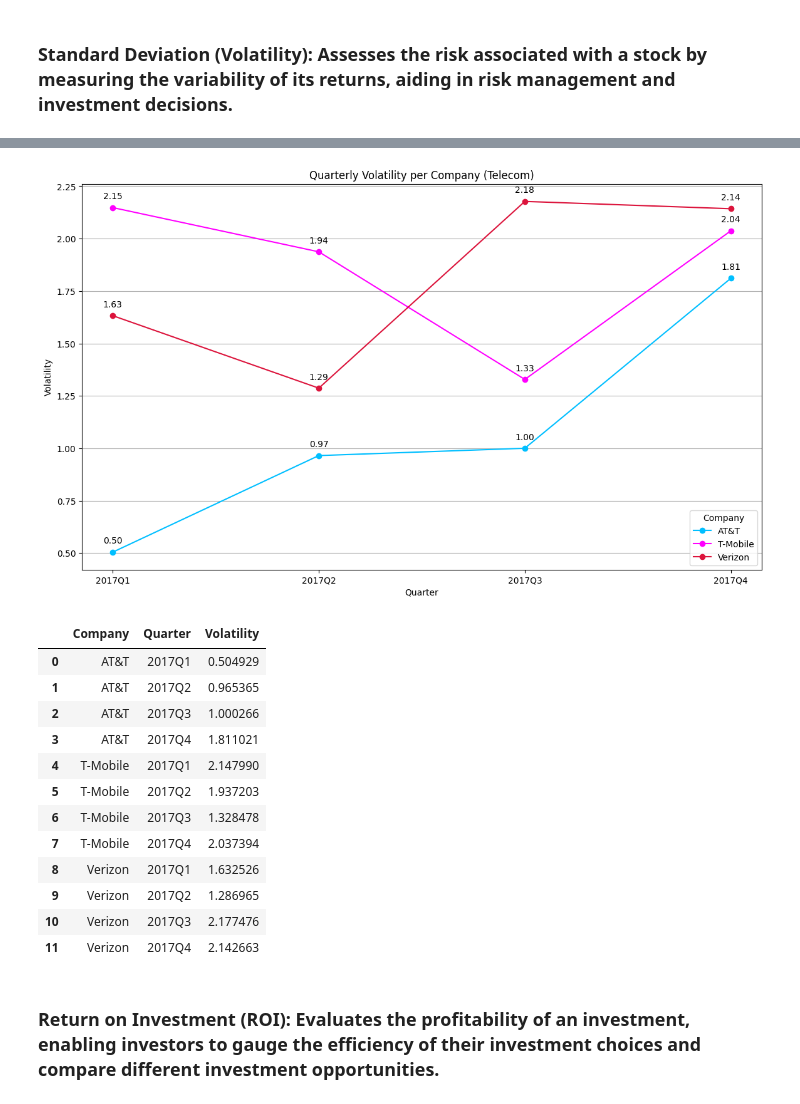
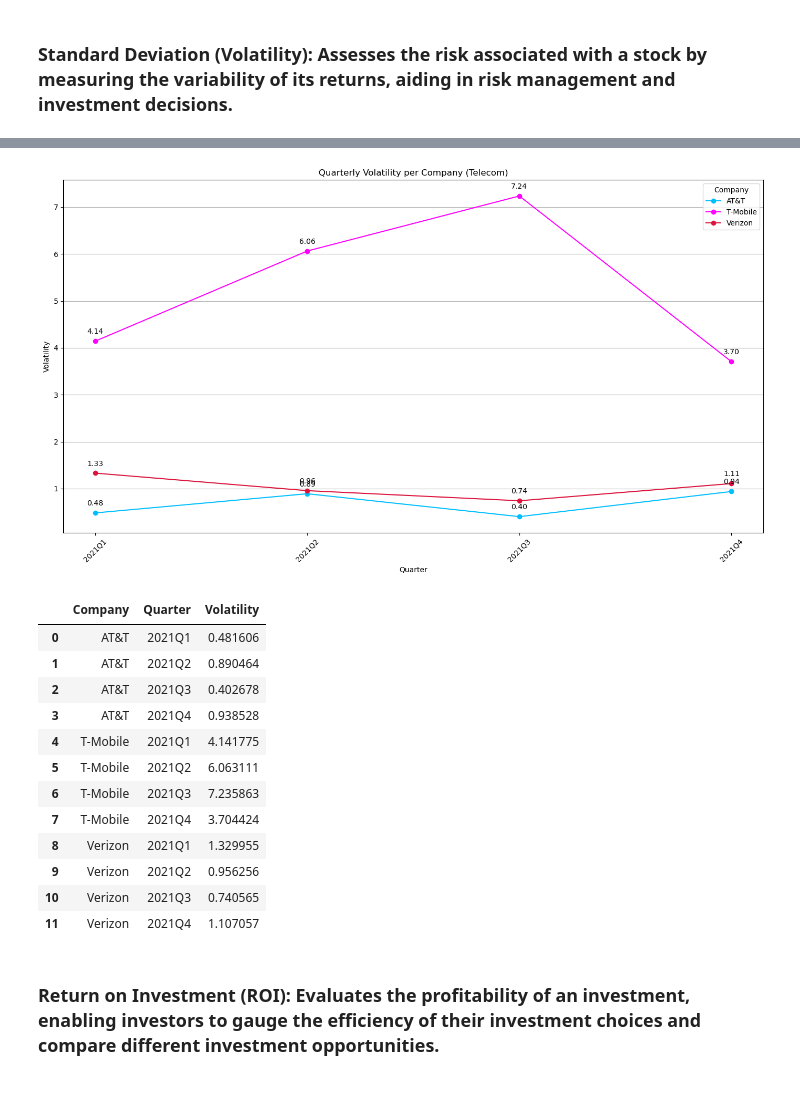
Before and after one commit to juanbracho/UT_Module16, a Jupyter notebook: data/API Change.ipynb, the cells around one changed output, grey strips where cells are left out. Drawn from its saved outputs; the diff is of its cells as text; code cells hidden in the pictures.

```diff
--- a/data/API Change.ipynb
+++ b/data/API Change.ipynb
@@ -105,8 +105,8 @@ combined_tele_data.sort_values(by=['Company', 'Date'], inplace=True)
 combined_tele_data.ffill(inplace=True)
 combined_tele_data.bfill(inplace=True)
 
-# Filter the data to include only dates from 2020-01-01 to 2022-01-01
-start_date = pd.Timestamp('2020-01-01')
+# Filter the data to include only dates from 2021-01-01 to 2022-01-01
+start_date = pd.Timestamp('2021-01-01')
 end_date = pd.Timestamp('2022-01-01')
 filtered_tele_data = combined_tele_data[(combined_tele_data['Date'] >= start_date) & (combined_tele_data['Date'] <= end_date)].copy()
 
@@ -417,46 +403,54 @@ quarterly_oil_volatility
 # %%
-# Calculate the standard deviation (volatility) in Telecom Stock for each quarter
-quarterly_tele_volatility = filtered_tele_data.groupby(['Company', 'Quarter'], as_index=False)['Adj. Close'].std()
-quarterly_tele_volatility.rename(columns={'Adj. Close': 'Volatility'}, inplace=True)
+# Calculate the standard deviation (volatility) in telecom Stock for each quarter
+quarterly_tele_volatility = filtered_tele_data.groupby(['Company', 'Quarter'], as_index=False)['Close'].std()
+quarterly_tele_volatility.rename(columns={'Close': 'Volatility'}, inplace=True)
 
-# Convert the 'Quarter' column to string due to formatting error.
+# Convert the 'Quarter' column to string for plotting
 quarterly_tele_volatility['Quarter'] = quarterly_tele_volatility['Quarter'].astype(str)
 
-# Plot the quarterly volatility.
+# Plot the quarterly volatility
 plt.figure(figsize=(14, 8))
+
 for company in quarterly_tele_volatility['Company'].unique():
     company_data = quarterly_tele_volatility[quarterly_tele_volatility['Company'] == company]
-    plt.plot(company_data['Quarter'].astype(str), company_data['Volatility'], marker='o', label=company, color=tele_colors[company])
-    # Annotate each volatility by stock per quarter.
+    plt.plot(company_data['Quarter'], company_data['Volatility'], marker='o', label=company, color=tele_colors[company])
+
+    # Annotate each volatility by stock per quarter
     for i, row in company_data.iterrows():
-        plt.annotate(f"{row['Volatility']:.2f}", (row['Quarter'], row['Volatility']), textcoords="offset points",
-                     xytext=(0,10), ha='center')
+        plt.annotate(f"{row['Volatility']:.2f}",
+                     (row['Quarter'], row['Volatility']),
+                     textcoords="offset points", xytext=(0,10), ha='center')
 
-# Plot visual formatting.
+# Plot visual formatting
 plt.title('Quarterly Volatility per Company (Telecom)')
 plt.xlabel('Quarter')
 plt.ylabel('Volatility')
 plt.legend(title='Company')
 plt.grid(axis='y')
+plt.xticks(rotation=45)
+plt.tight_layout()
+
+# Save the plot as a PNG file
 plt.savefig('outputs/telecom_volatility.png')
 plt.show()
 
+# Output the quarterly telecom volatility data
 quarterly_tele_volatility
 # %% [output]
-[figure, old version]
+[figure, new version]
 |  | Company | Quarter | Volatility |
-| 0 | AT&T | 2017Q1 | 0.504929 |
-| 1 | AT&T | 2017Q2 | 0.965365 |
-| 2 | AT&T | 2017Q3 | 1.000266 |
-| 3 | AT&T | 2017Q4 | 1.811021 |
-| 4 | T-Mobile | 2017Q1 | 2.147990 |
-| 5 | T-Mobile | 2017Q2 | 1.937203 |
-| 6 | T-Mobile | 2017Q3 | 1.328478 |
-| 7 | T-Mobile | 2017Q4 | 2.037394 |
-| 8 | Verizon | 2017Q1 | 1.632526 |
-| 9 | Verizon | 2017Q2 | 1.286965 |
-| 10 | Verizon | 2017Q3 | 2.177476 |
-| 11 | Verizon | 2017Q4 | 2.142663 |
+| 0 | AT&T | 2021Q1 | 0.481606 |
+| 1 | AT&T | 2021Q2 | 0.890464 |
+| 2 | AT&T | 2021Q3 | 0.402678 |
+| 3 | AT&T | 2021Q4 | 0.938528 |
+| 4 | T-Mobile | 2021Q1 | 4.141775 |
+| 5 | T-Mobile | 2021Q2 | 6.063111 |
+| 6 | T-Mobile | 2021Q3 | 7.235863 |
+| 7 | T-Mobile | 2021Q4 | 3.704424 |
+| 8 | Verizon | 2021Q1 | 1.329955 |
+| 9 | Verizon | 2021Q2 | 0.956256 |
+| 10 | Verizon | 2021Q3 | 0.740565 |
+| 11 | Verizon | 2021Q4 | 1.107057 |
 # %% [markdown]
 ### Return on Investment (ROI): Evaluates the profitability of an investment, enabling investors to gauge the efficiency of their investment choices and compare different investment opportunities.
 # %%
```
Also changed, not shown: parts of 9 cells of this notebook, 10 other files.
